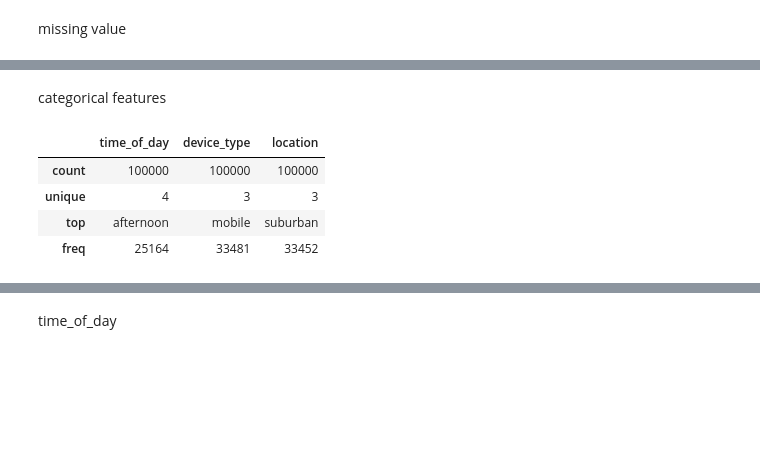
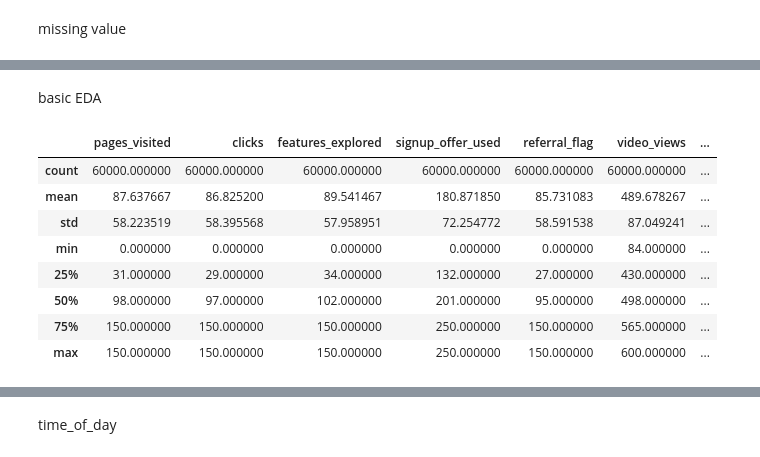
Before and after one commit to peerapat-t/A-customer-full-funnel-mutual-fund-marketing, a Jupyter notebook: App signup prediction.ipynb, the cells around one changed output, grey strips where cells are left out. Cells and saved outputs as stored; diff of their text form; code cells hidden in the pictures; blank space fills up the shorter version.

```diff
--- a/App signup prediction.ipynb
+++ b/App signup prediction.ipynb
@@ -27,7 +19,7 @@ import shap
 # %% [markdown]
 # 1. Load data
 # %%
-df = pd.read_csv(r"dataset/App_Interaction_Dataset.csv")
+df = pd.read_csv(r"dataset/app_signup_dataset.csv")
 # %%
 df.sample(5)
 # %% [output]
@@ -168,10 +113,14 @@ for column in target_col:
-# %% [markdown]
-categorical features
+# %% [markdown]
+basic EDA
 # %%
-df[cat_col].describe(include='object')
+df.describe()
 # %% [output]
-|  | time_of_day | device_type | location |
-| count | 100000 | 100000 | 100000 |
-| unique | 4 | 3 | 3 |
-| top | afternoon | mobile | suburban |
-| freq | 25164 | 33481 | 33452 |
+|  | pages_visited | clicks | features_explored | signup_offer_used | referral_flag | video_views | ... |
+| count | 60000.000000 | 60000.000000 | 60000.000000 | 60000.000000 | 60000.000000 | 60000.000000 | ... |
+| mean | 87.637667 | 86.825200 | 89.541467 | 180.871850 | 85.731083 | 489.678267 | ... |
+| std | 58.223519 | 58.395568 | 57.958951 | 72.254772 | 58.591538 | 87.049241 | ... |
+| min | 0.000000 | 0.000000 | 0.000000 | 0.000000 | 0.000000 | 84.000000 | ... |
+| 25% | 31.000000 | 29.000000 | 34.000000 | 132.000000 | 27.000000 | 430.000000 | ... |
+| 50% | 98.000000 | 97.000000 | 102.000000 | 201.000000 | 95.000000 | 498.000000 | ... |
+| 75% | 150.000000 | 150.000000 | 150.000000 | 250.000000 | 150.000000 | 565.000000 | ... |
+| max | 150.000000 | 150.000000 | 150.000000 | 250.000000 | 150.000000 | 600.000000 | ... |
```
Also changed, not shown: parts of 53 cells of this notebook, 7 other files.
